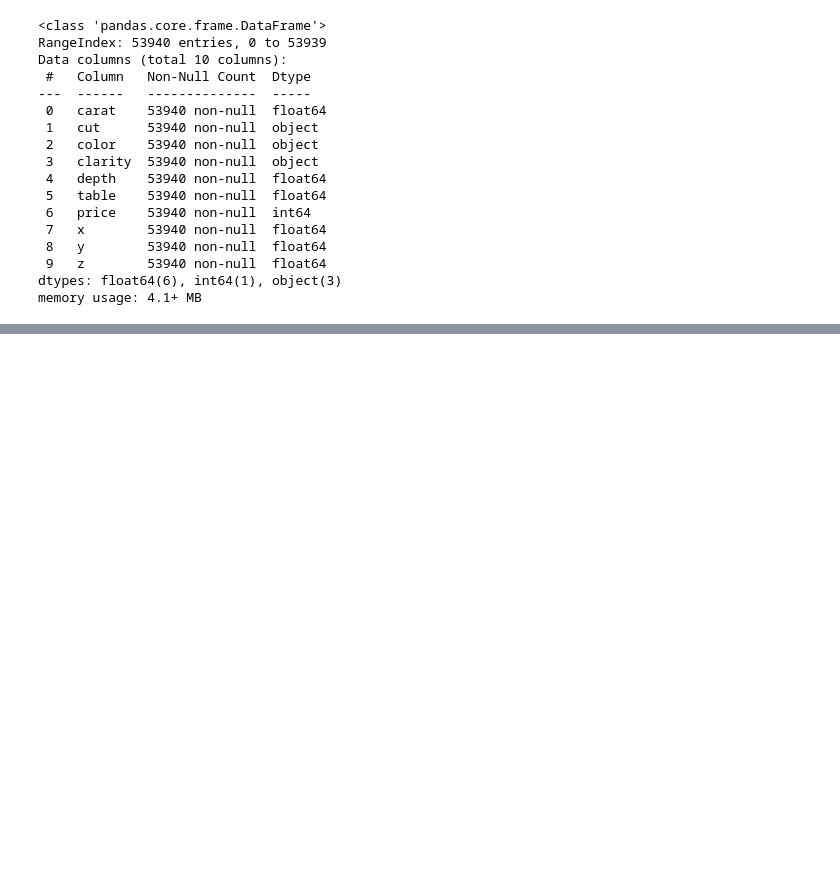
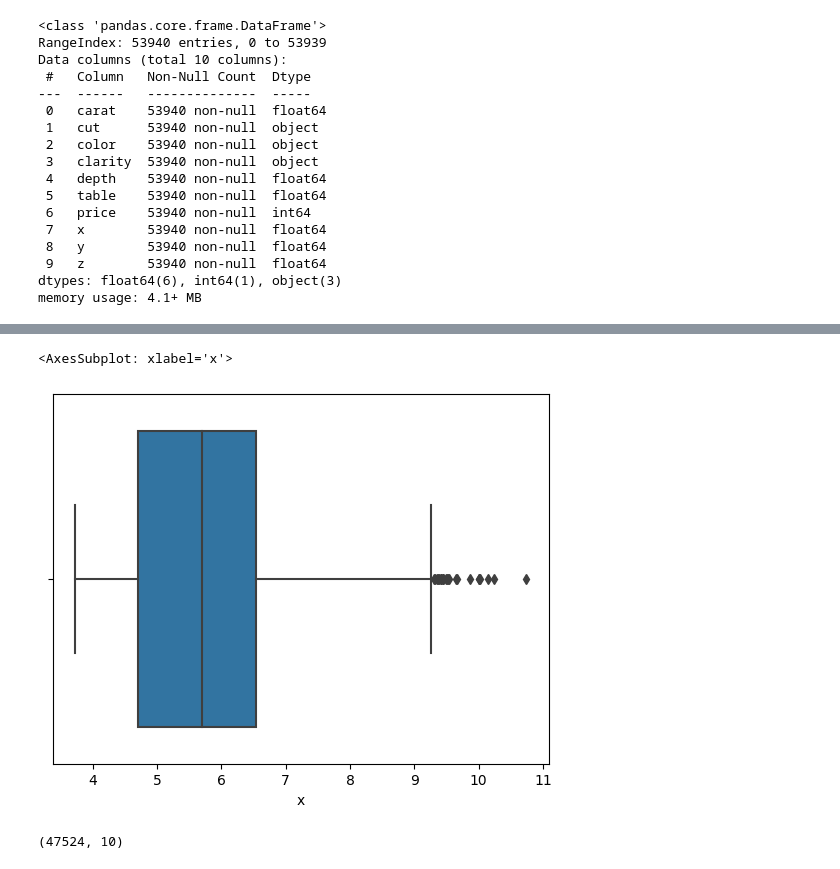
Before and after one commit to rubyw177/diamond-price-predictive, a Jupyter notebook: diamond_predictive.ipynb, the cells around one changed output, grey strips where cells are left out. Drawn from its saved outputs; the diff is of its cells as text; code cells hidden in the pictures; blank space fills up the shorter version.

```diff
--- a/diamond_predictive.ipynb
+++ b/diamond_predictive.ipynb
@@ -45,0 +105,15 @@ memory usage: 4.1+ MB
+# %%
+sns.boxplot(x=diamonds["x"])
+# %% [output]
+<AxesSubplot: xlabel='x'>
+[figure, added]
+# %%
+# remove outliers using IQR
+q1 = diamonds.quantile(0.25)
+q3 = diamonds.quantile(0.75)
+iqr = q3 - q1
+diamonds = diamonds[~((diamonds < (q1 - 1.5 * iqr)) | (diamonds > (q3 + 1.5 * iqr))).any(axis=1)]
+
+diamonds.shape
+# %% [output]
+(47524, 10)
```
Also changed, not shown: parts of 6 cells of this notebook.
